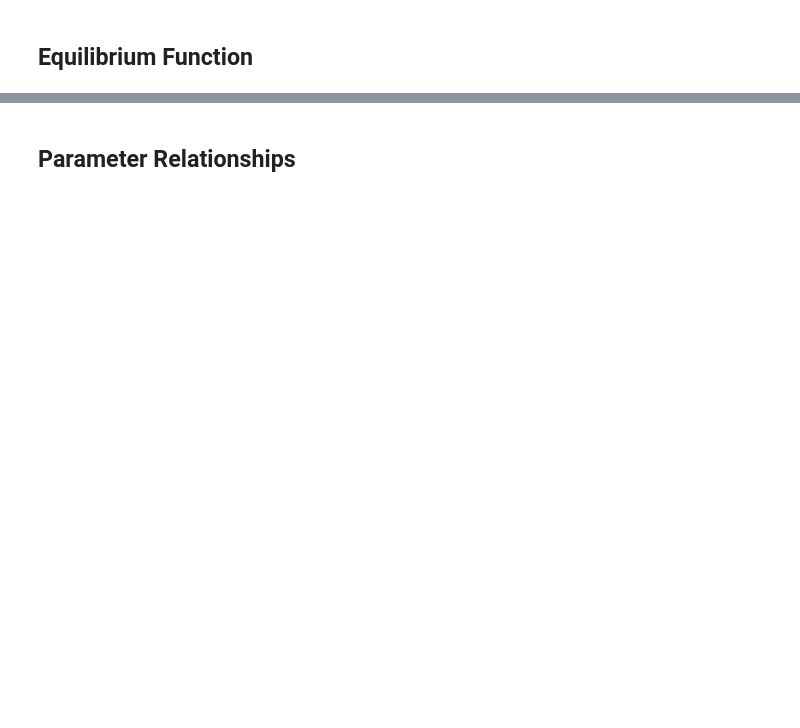
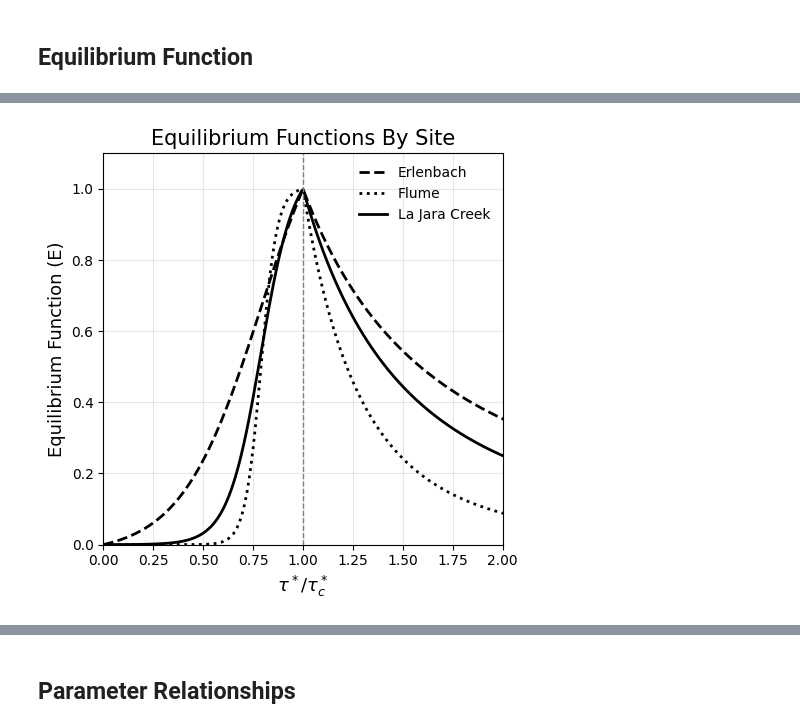
Before and after one commit to nicole-hucke/tauc_plots, a Jupyter notebook: figure8/param_relationships/scatter_plot_fig8.ipynb, the cells around one changed output, grey strips where cells are left out. Drawn from its saved outputs; the diff is of its cells as text; code cells hidden in the pictures; blank space fills up the shorter version.

```diff
--- a/figure8/param_relationships/scatter_plot_fig8.ipynb
+++ b/figure8/param_relationships/scatter_plot_fig8.ipynb
@@ -162,0 +173,53 @@ plt.show()
+# %%
+site_params = {
+    'Erlenbach': {'ks': 5.0,  'kw': 1.5},
+    'Flume':     {'ks': 25.0, 'kw': 3.5},
+    'La Jara Creek':   {'ks': 12.0, 'kw': 2.0}
+}
+line_linestyles = {
+    'Erlenbach': '--',
+    'Flume': ':',
+    'La Jara Creek': '-'
+}
+
+tau_c_min = 0.03
+tau_c_max = 1.0
+xs = 0.79 # sigmoid midpoint
+tc_vals = np.linspace(0, 5, 1000) # τ*/τ*c range
+
+fig, ax = plt.subplots(figsize=(5, 5))
+for site, params in site_params.items():
+    ks = params['ks']
+    kw = params['kw']
+    tau_equil = []
+    for tc in tc_vals:
+        # sigmoid function for strengthening (t/tau_c* < 1)
+        if tc <= 1:
+            sigmoid_0 = 1 / (1 + np.exp(-ks * (0 - xs)))
+            sigmoid_1 = 1 / (1 + np.exp(-ks * (1 - xs)))
+            sigmoid_tc = 1 / (1 + np.exp(-ks * (tc - xs)))
+            sigmoid = (
+                (sigmoid_tc - sigmoid_0)
+                / (sigmoid_1 - sigmoid_0))
+            E = sigmoid
+
+        # exponential function for weakening (t/tau_c* > 1)
+        else:
+            E = ((tc ** (-kw)))
+        tau_equil.append(E)
+
+    # plot
+    ax.plot(tc_vals, tau_equil, linewidth=2, color='k', label=site,  linestyle=line_linestyles[site])
+ax.axvline(1, linestyle='--', color='gray', linewidth=1)
+ax.set_xlim(0, 5)
+ax.set_ylim(0, 1.1)
+ax.set_xlabel(r'$\tau^* / \tau_c^*$', fontsize=13)
+ax.set_ylabel(r'Equilibrium Function (E)', fontsize=13)
+ax.set_title(r'Equilibrium Functions By Site', fontsize=15)
+ax.grid(True, alpha=0.3)
+ax.set_xlim(0, 2)
+ax.legend(frameon=False)
+plt.tight_layout()
+plt.show()
+# %% [output]
+[figure, added]
```
Also changed, not shown: parts of 6 cells of this notebook, 7 other files.
